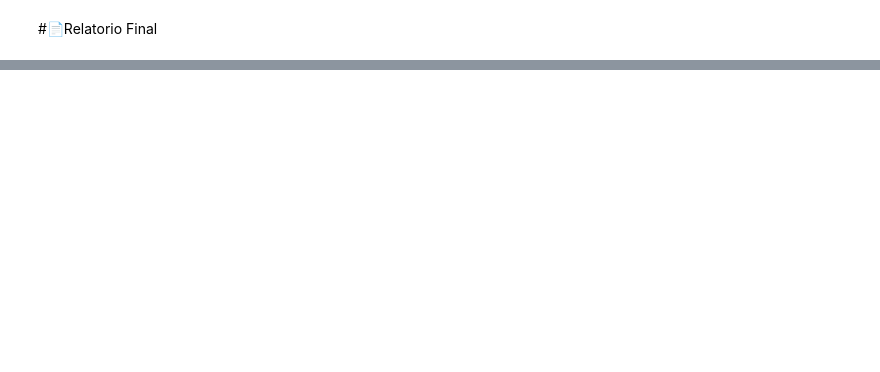
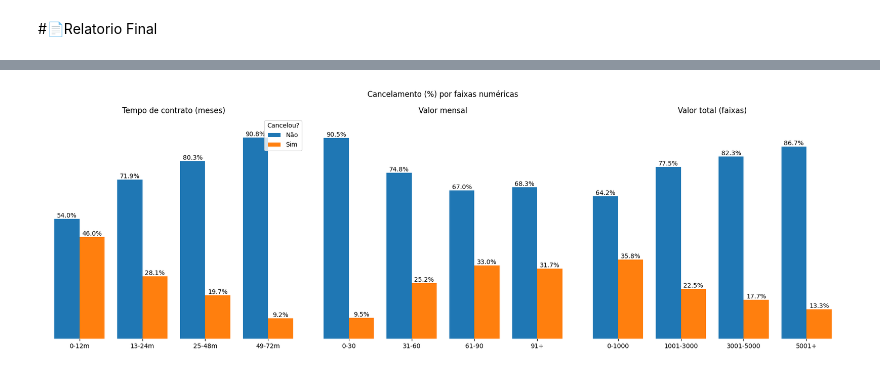
Before and after one commit to ElaiEmylleMatos/challenge-telecom-x, a Jupyter notebook: TelecomX_BR.ipynb, the cells around one changed output, grey strips where cells are left out. Cells and saved outputs as stored; diff of their text form; code cells hidden in the pictures; blank space fills up the shorter version.

```diff
--- a/TelecomX_BR.ipynb
+++ b/TelecomX_BR.ipynb
@@ -624,0 +846,61 @@ plt.show()
+# %%
+
+# --- Cancela (%) por faixas numéricas ---
+# Tenure bins
+tenure_bins = [0, 12, 24, 48, 72]
+tenure_labels = ['0-12m', '13-24m', '25-48m', '49-72m']
+df['tenure_bin'] = pd.cut(df['tenure'], bins=tenure_bins, labels=tenure_labels, include_lowest=True)
+
+# Charges.Monthly bins
+monthly_bins = [0, 30, 60, 90, df['Charges.Monthly'].max()]
+monthly_labels = ['0-30', '31-60', '61-90', '91+']
+df['Charges.Monthly_bin'] = pd.cut(df['Charges.Monthly'], bins=monthly_bins, labels=monthly_labels, include_lowest=True)
+
+# Charges.Total bins
+total_bins = [0, 1000, 3000, 5000, df['Charges.Total'].max()]
+total_labels = ['0-1000', '1001-3000', '3001-5000', '5001+']
+df['Charges.Total_bin'] = pd.cut(df['Charges.Total'], bins=total_bins, labels=total_labels, include_lowest=True)
+
+def plot_churn_bins(col_bin, ax, title):
+    ct = (
+        df.groupby(col_bin)['Churn']
+          .value_counts(normalize=True)
+          .rename('proportion')
+          .reset_index()
+    )
+    categories = list(ct[col_bin].astype(str).drop_duplicates())
+    churn_vals = ['No', 'Yes']
+    x = np.arange(len(categories))
+    width = 0.4
+
+    for i, ch in enumerate(churn_vals):
+        vals = []
+        for c in categories:
+            v = ct[(ct[col_bin].astype(str) == c) & (ct['Churn'] == ch)]['proportion']
+            vals.append(float(v.values[0]) if len(v) else 0.0)
+        ax.bar(x + (i-0.5)*width, vals, width, label=ch)
+
+    ax.set_title(title)
+    ax.set_xticks(x)
+    ax.set_xticklabels(categories, rotation=0)
+    ax.set_ylim(0, 1)
+    ax.yaxis.set_visible(False)
+    for spine in ax.spines.values():
+        spine.set_visible(False)
+    for container in ax.containers:
+        ax.bar_label(container, fmt="{:.1%}")
+
+fig, axs = plt.subplots(1, 3, figsize=(18, 6))
+fig.suptitle('Cancelamento (%) por faixas numéricas')
+
+plot_churn_bins('tenure_bin', axs[0], 'Tempo de contrato (meses)')
+plot_churn_bins('Charges.Monthly_bin', axs[1], 'Valor mensal')
+plot_churn_bins('Charges.Total_bin', axs[2], 'Valor total (faixas)')
+
+handles, labels = axs[0].get_legend_handles_labels()
+axs[0].legend(handles, ['Não', 'Sim'], title='Cancelou?', loc='upper right')
+
+
+plt.show()
+# %% [output]
+[figure, added]
```
Also changed, not shown: parts of 20 cells of this notebook.
